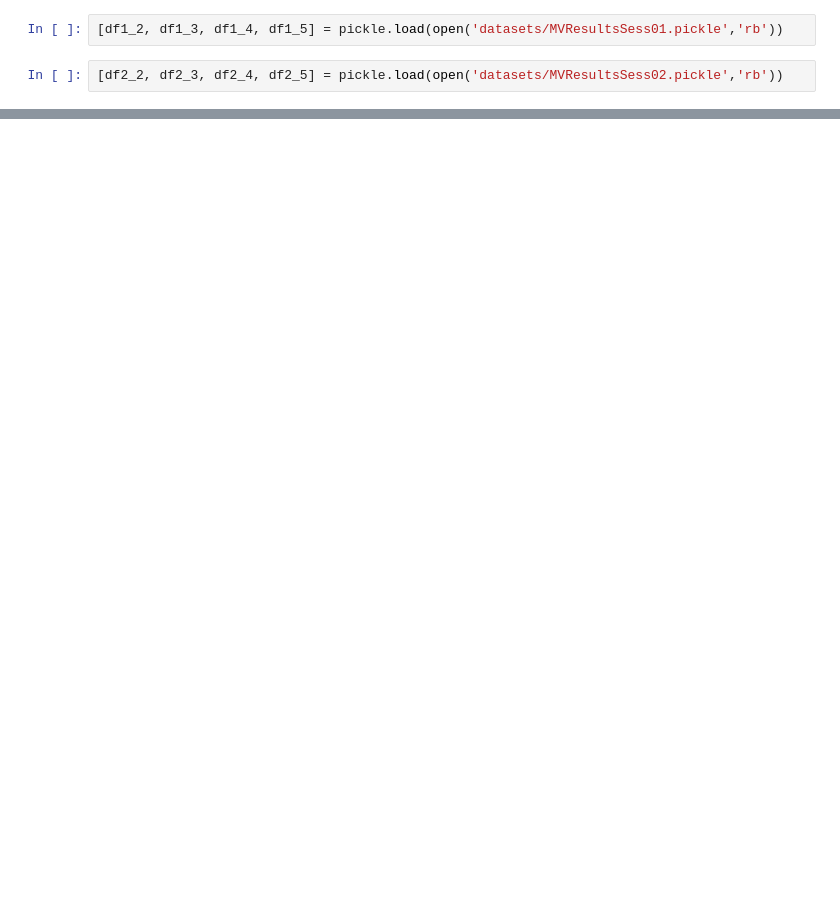
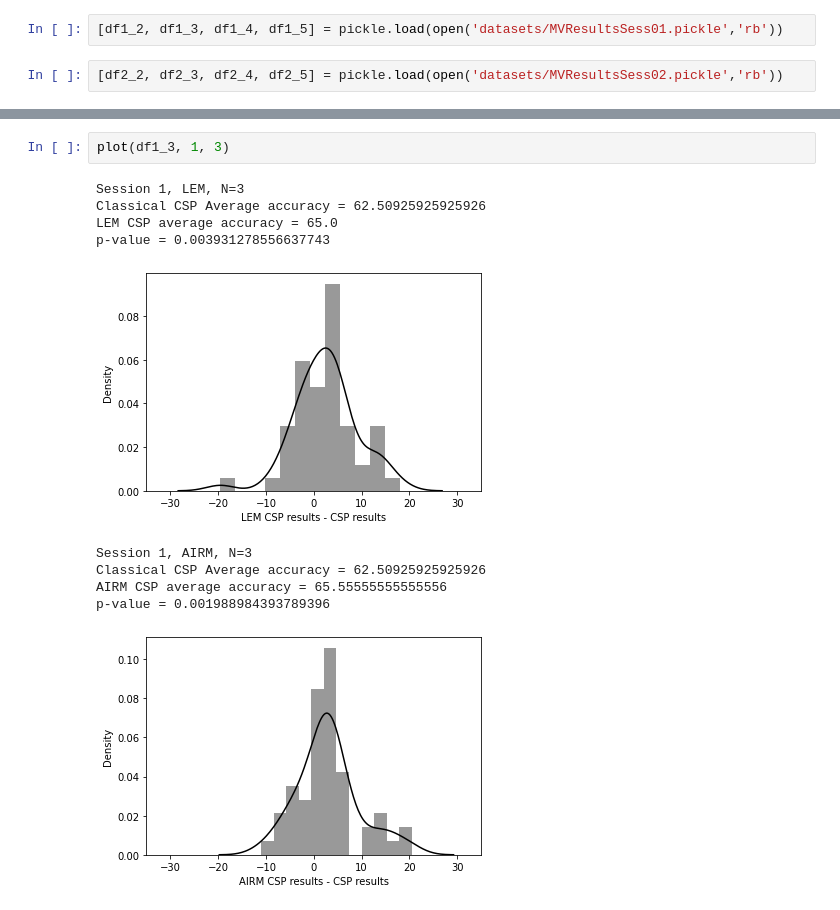
Before and after one commit to Yassawe/BCI-paper, a Jupyter notebook: visualization.ipynb, the cells around one changed output, grey strips where cells are left out. Saved outputs shown, nothing was run; the diff lists cells and outputs as text; blank space fills up the shorter version.

```diff
--- a/visualization.ipynb
+++ b/visualization.ipynb
@@ -46,0 +58,13 @@ sns.distplot(diff, kde=True)
+# %%
+plot(df1_3, 1, 3)
+# %% [output]
+Session 1, LEM, N=3
+Classical CSP Average accuracy = 62.50925925925926
+LEM CSP average accuracy = 65.0
+p-value = 0.003931278556637743
+[figure, added]
+Session 1, AIRM, N=3
+Classical CSP Average accuracy = 62.50925925925926
+AIRM CSP average accuracy = 65.55555555555556
+p-value = 0.001988984393789396
+[figure, added]
```
Also changed, not shown: parts of 16 cells of this notebook.
